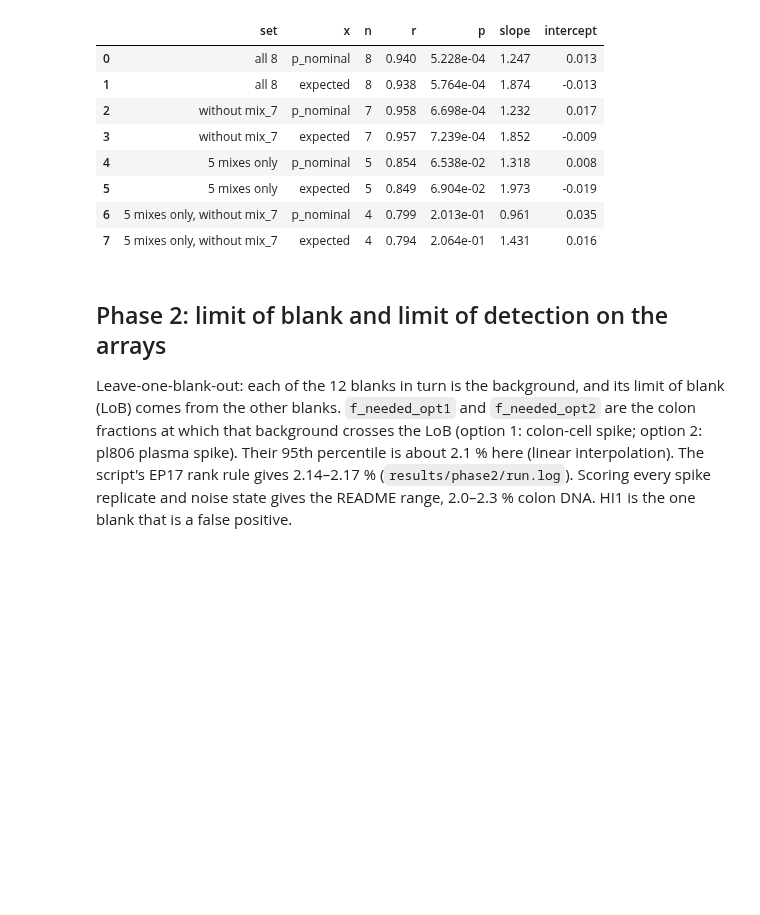
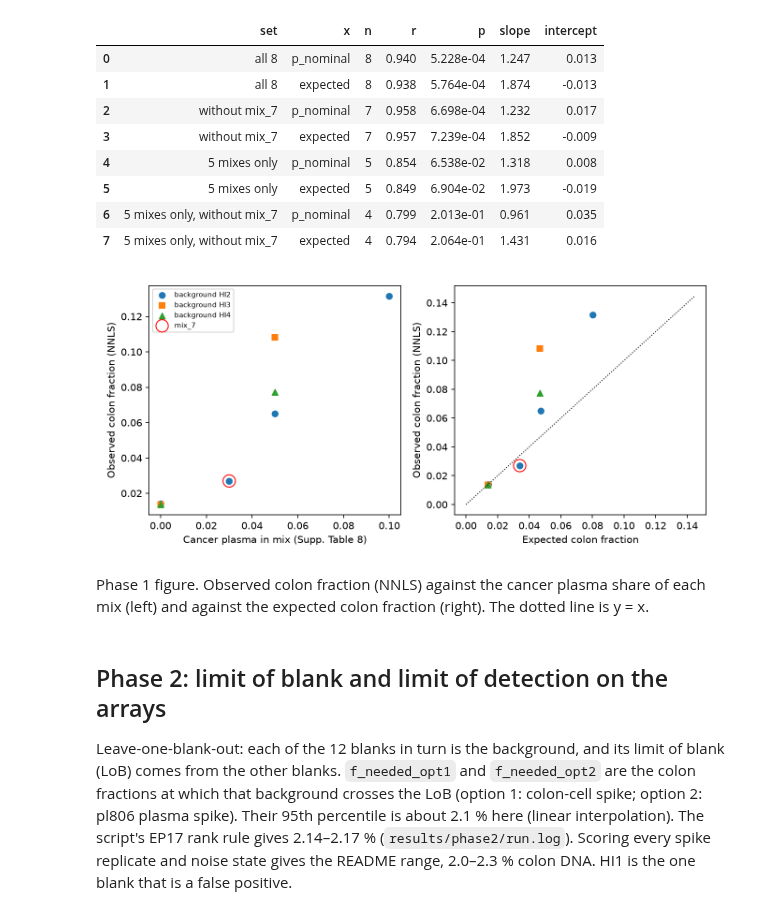
Before and after one commit to jacob-greene/cfdna-methylation-lod, a Jupyter notebook: notebooks/01_walkthrough.ipynb, the cells around one changed output. Cells and saved outputs as stored; diff of their text form; code cells hidden in the pictures; blank space fills up the shorter version.

```diff
--- a/notebooks/01_walkthrough.ipynb
+++ b/notebooks/01_walkthrough.ipynb
@@ -14,9 +14,11 @@ Terms used below:
 from pathlib import Path
 
 import pandas as pd
+from IPython.display import Image
 
 root = Path.cwd().parent if Path.cwd().name == "notebooks" else Path.cwd()
 res = root / "results"
+figs = root / "figures"
 pd.set_option("display.precision", 3)
 # %% [markdown]
 ## Phase 1: reproduce Moss et al. 2018, Fig. 7d
@@ -34,6 +36,13 @@ pd.read_csv(res / "phase1/fig7d_stats.tsv", sep="\t")
 | 5 | 5 mixes only | expected | 5 | 0.849 | 6.904e-02 | 1.973 | -0.019 |
 | 6 | 5 mixes only, without mix_7 | p_nominal | 4 | 0.799 | 2.013e-01 | 0.961 | 0.035 |
 | 7 | 5 mixes only, without mix_7 | expected | 4 | 0.794 | 2.064e-01 | 1.431 | 0.016 |
+# %%
+Image(filename=figs / "phase1_fig7d.png")
+# %% [output]
+[figure, added]
+# %% [markdown]
+Phase 1 figure. Observed colon fraction (NNLS) against the cancer plasma share of each mix
+(left) and against the expected colon fraction (right). The dotted line is y = x.
 # %% [markdown]
 ## Phase 2: limit of blank and limit of detection on the arrays
 
```
Also changed, not shown: parts of 8 cells of this notebook.
